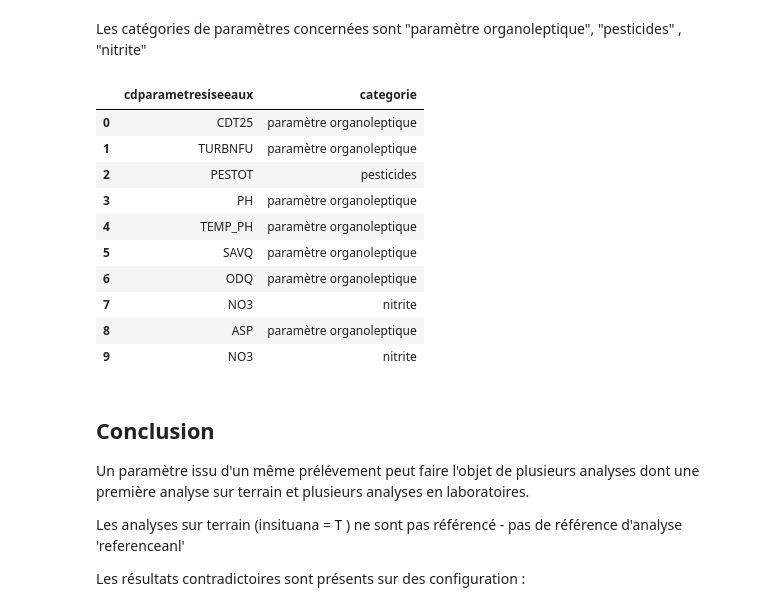
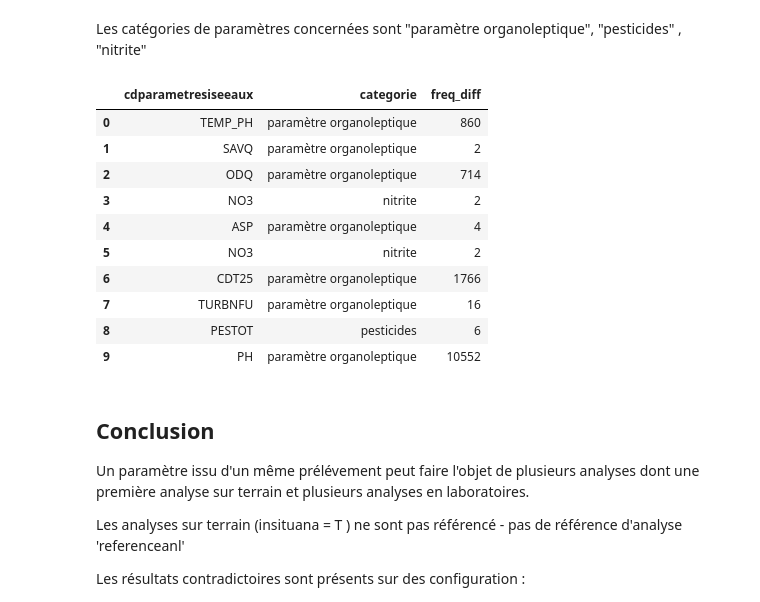
Before and after one commit to dataforgoodfr/13_pollution_eau, a Jupyter notebook: Tâche 179 - Explo_2_labo.ipynb, the cells around one changed output. Cells and saved outputs as stored; diff of their text form; code cells hidden in the pictures.

```diff
--- a/Tâche 179 - Explo_2_labo.ipynb
+++ b/Tâche 179 - Explo_2_labo.ipynb
@@ -250,39 +293,40 @@ Les catégories de paramètres concernées sont "paramètre organoleptique", "pe
 # %%
 query_parametre = """
 WITH
 paramètre_plusieurs_resultats AS (
 SELECT DISTINCT cdparametresiseeaux
 FROM plusieurs_analyses )
 ,
 paramètre_global AS (
 SELECT DISTINCT cdparametresiseeaux
 FROM edc_resultats
 )
 ,
 resultat_diff AS (
-SELECT  DISTINCT cdparametresiseeaux
-FROM explo_global_resultat_diff)
+SELECT  cdparametresiseeaux, COUNT(*) AS freq_diff
+FROM explo_global_resultat_diff
+GROUP BY cdparametresiseeaux )
 
-SELECT rd.cdparametresiseeaux, mc.categorie
+SELECT rd.cdparametresiseeaux , mc.categorie, rd.freq_diff
 FROM resultat_diff AS rd
 LEFT JOIN mapping_categories AS mc
 ON rd.cdparametresiseeaux = mc.cdparametresiseeaux
   """
 
 parametre = con.sql(query_parametre).df()
 parametre
 # %% [output]
-|  | cdparametresiseeaux | categorie |
-| 0 | CDT25 | paramètre organoleptique |
-| 1 | TURBNFU | paramètre organoleptique |
-| 2 | PESTOT | pesticides |
-| 3 | PH | paramètre organoleptique |
-| 4 | TEMP_PH | paramètre organoleptique |
-| 5 | SAVQ | paramètre organoleptique |
-| 6 | ODQ | paramètre organoleptique |
-| 7 | NO3 | nitrite |
-| 8 | ASP | paramètre organoleptique |
-| 9 | NO3 | nitrite |
+|  | cdparametresiseeaux | categorie | freq_diff |
+| 0 | TEMP_PH | paramètre organoleptique | 860 |
+| 1 | SAVQ | paramètre organoleptique | 2 |
+| 2 | ODQ | paramètre organoleptique | 714 |
+| 3 | NO3 | nitrite | 2 |
+| 4 | ASP | paramètre organoleptique | 4 |
+| 5 | NO3 | nitrite | 2 |
+| 6 | CDT25 | paramètre organoleptique | 1766 |
+| 7 | TURBNFU | paramètre organoleptique | 16 |
+| 8 | PESTOT | pesticides | 6 |
+| 9 | PH | paramètre organoleptique | 10552 |
 # %% [markdown]
 ## Conclusion ##
 
```
Also changed, not shown: parts of 4 cells of this notebook.
